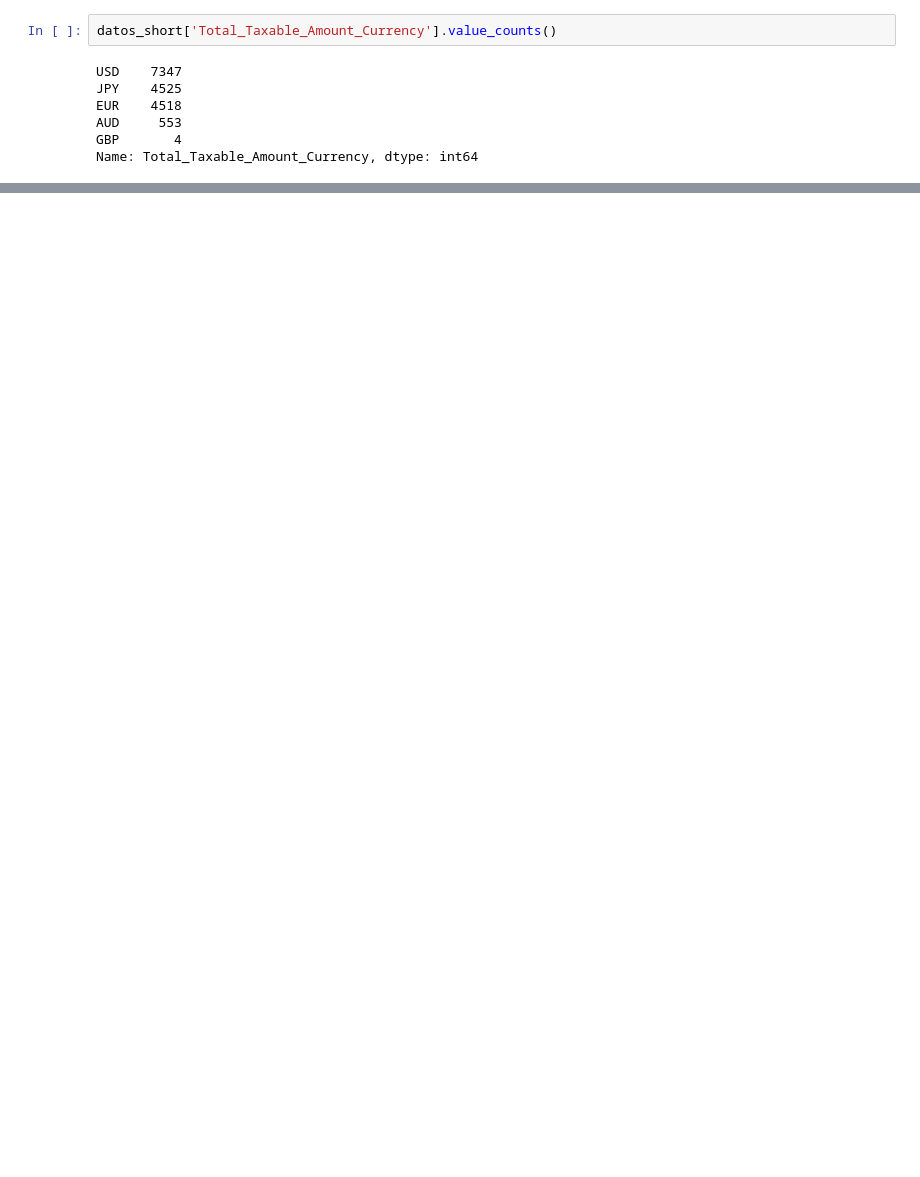
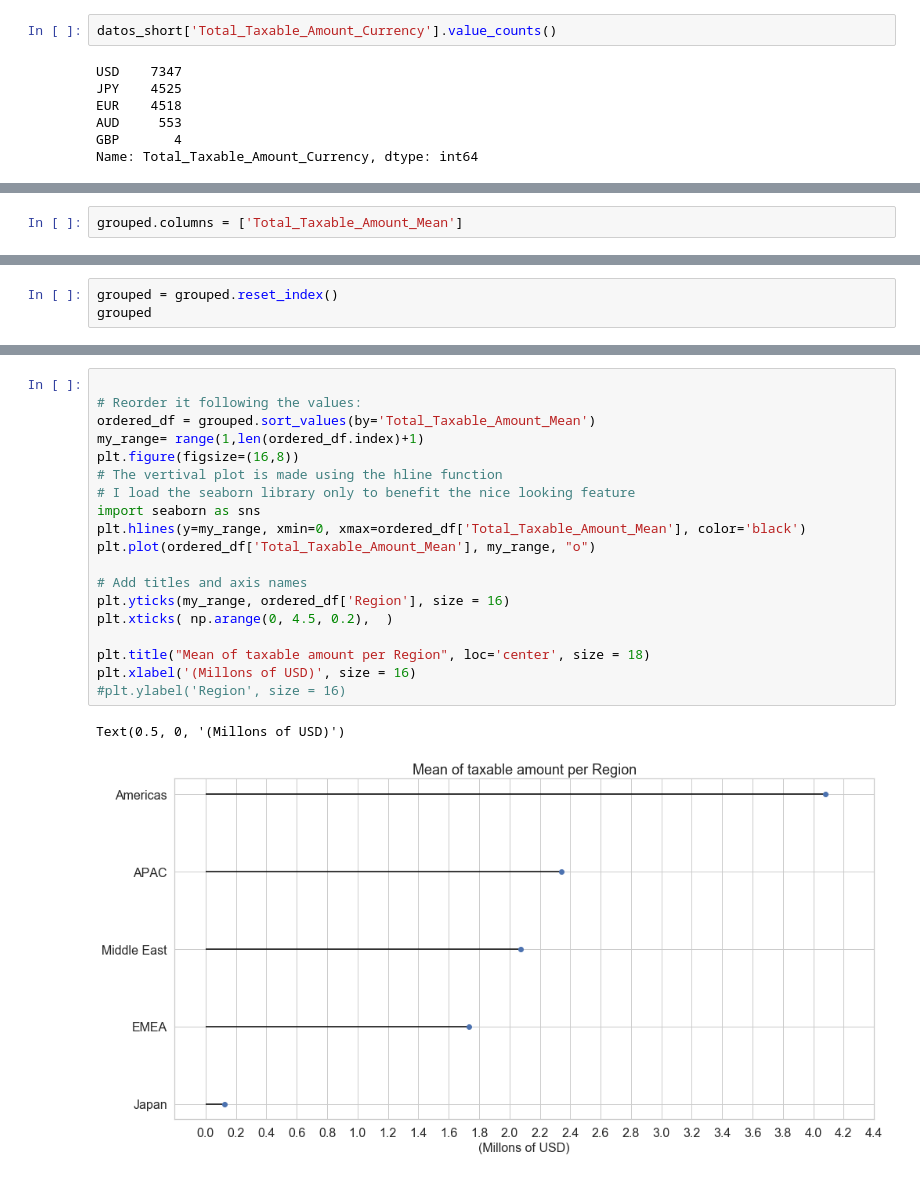
Before and after one commit to RiedelNicolas/75.06-2C2020-TP1, a Jupyter notebook: AnalisisGeografico.ipynb, the cells around one changed output, grey strips where cells are left out. Saved outputs shown, nothing was run; the diff lists cells and outputs as text; blank space fills up the shorter version.

```diff
--- a/AnalisisGeografico.ipynb
+++ b/AnalisisGeografico.ipynb
@@ -447,0 +466,2 @@ datos_short.groupby('Region').mean()
+# %%
+grouped.columns = ['Total_Taxable_Amount_Mean']
@@ -447,0 +478,3 @@ datos_short.groupby('Region').mean()
+# %%
+grouped = grouped.reset_index()
+grouped
@@ -447,0 +488,22 @@ datos_short.groupby('Region').mean()
+# %%
+
+# Reorder it following the values:
+ordered_df = grouped.sort_values(by='Total_Taxable_Amount_Mean')
+my_range= range(1,len(ordered_df.index)+1)
+plt.figure(figsize=(16,8))
+# The vertival plot is made using the hline function
+# I load the seaborn library only to benefit the nice looking feature
+import seaborn as sns
+plt.hlines(y=my_range, xmin=0, xmax=ordered_df['Total_Taxable_Amount_Mean'], color='black')
+plt.plot(ordered_df['Total_Taxable_Amount_Mean'], my_range, "o")
+
+# Add titles and axis names
+plt.yticks(my_range, ordered_df['Region'], size = 16)
+plt.xticks( np.arange(0, 4.5, 0.2),  )
+
+plt.title("Mean of taxable amount per Region", loc='center', size = 18)
+plt.xlabel('(Millons of USD)', size = 16)
+#plt.ylabel('Region', size = 16)
+# %% [output]
+Text(0.5, 0, '(Millons of USD)')
+[figure, added]
```
Also changed, not shown: parts of 10 cells of this notebook.
